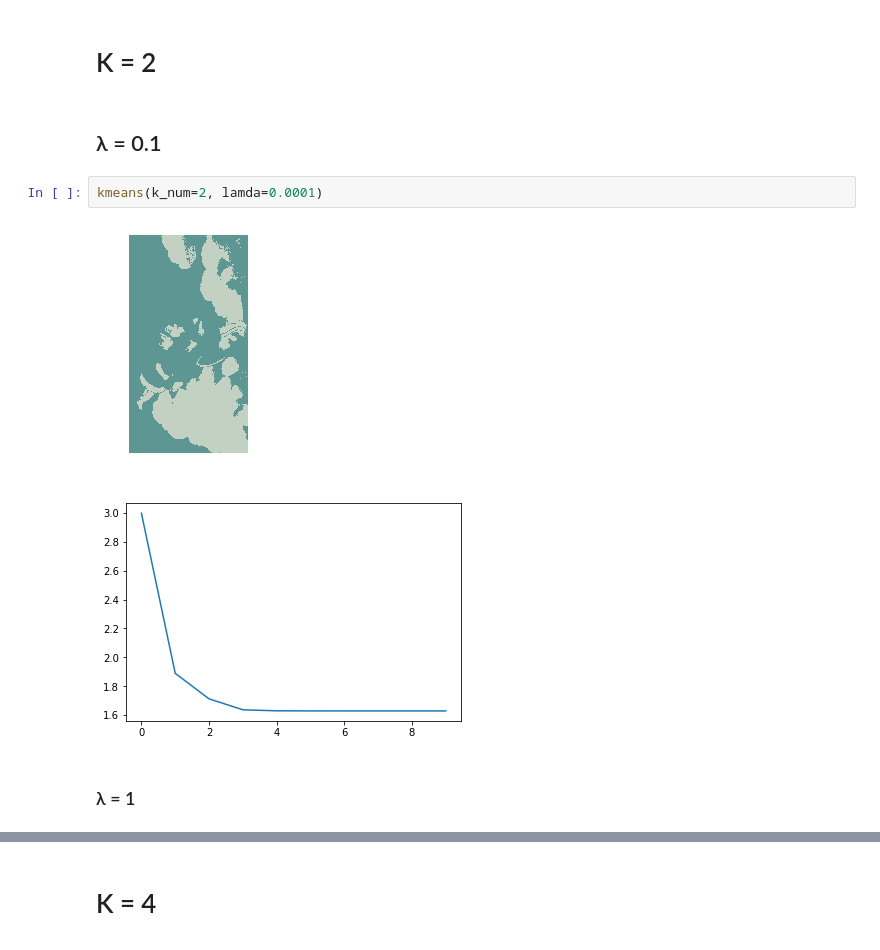
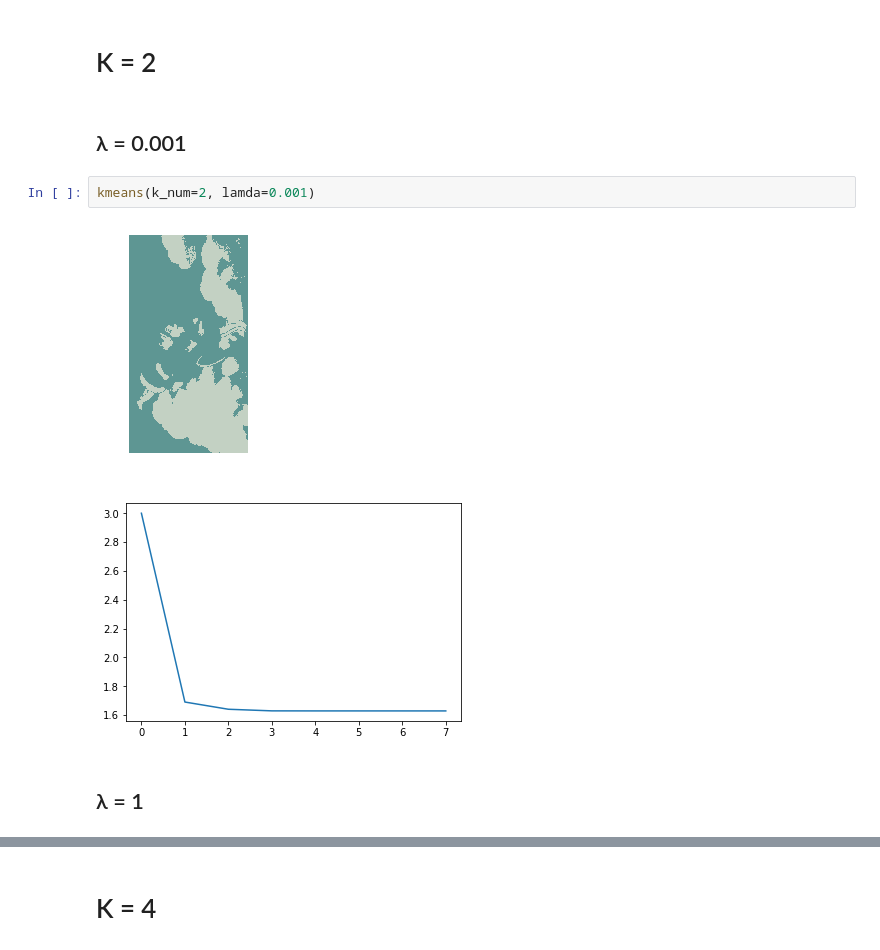
Before and after one commit to yuseon27/PatternRecognition, a Jupyter notebook: Assignment07/Assignment 07.ipynb, the cells around one changed output, grey strips where cells are left out. Drawn from its saved outputs; the diff is of its cells as text.

```diff
--- a/Assignment07/Assignment 07.ipynb
+++ b/Assignment07/Assignment 07.ipynb
@@ -229,15 +212,15 @@ def kmeans(k_num, lamda) :
     plot_energy(kmeans_energy)
 # %% [markdown]
 # K = 2
+# %% [markdown]
+## λ = 0.001
+# %%
+kmeans(k_num=2, lamda=0.001)
+# %% [output]
+[figure, added]
+[figure, added]
 # %% [markdown]
-## λ = 0.1
+## λ = 1
-# %%
-kmeans(k_num=2, lamda=0.0001)
-# %% [output]
-[figure, removed]
-[figure, removed]
-# %% [markdown]
-### λ = 1
 # %%
 kmeans(k_num=2, lamda=1)
 # %% [output]
```
Also changed, not shown: parts of 14 cells of this notebook.
